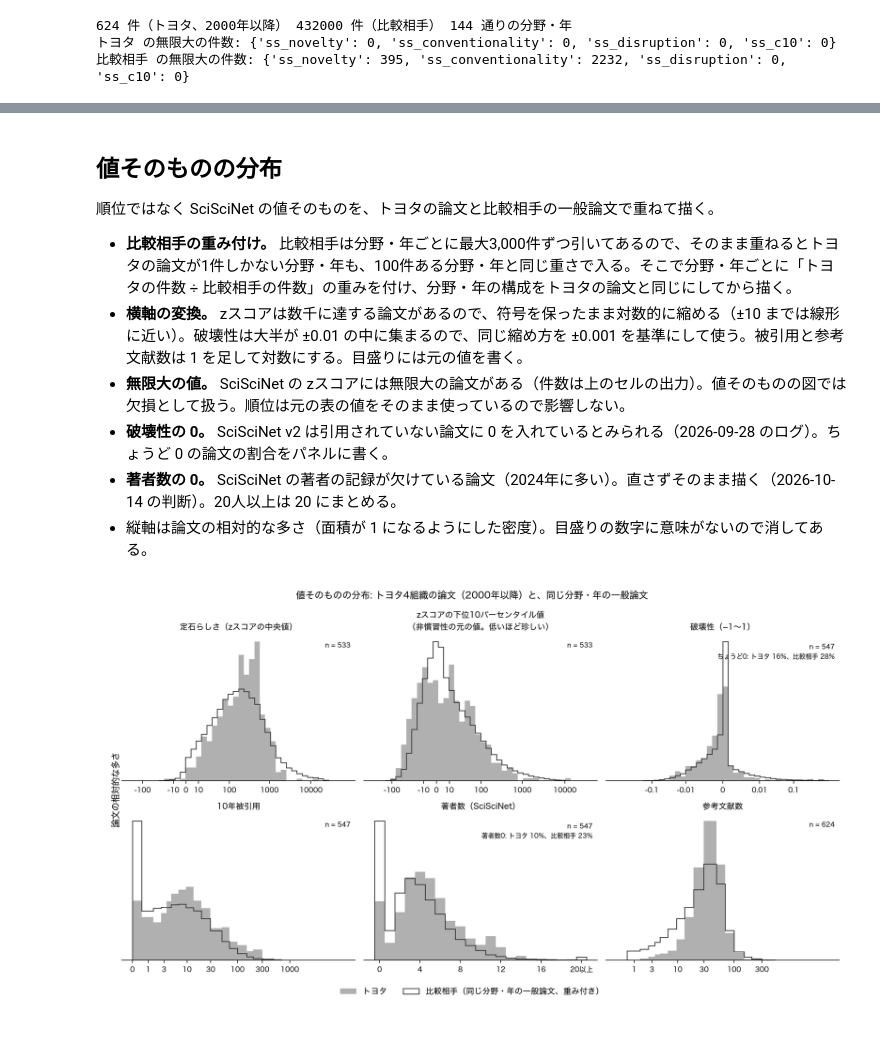
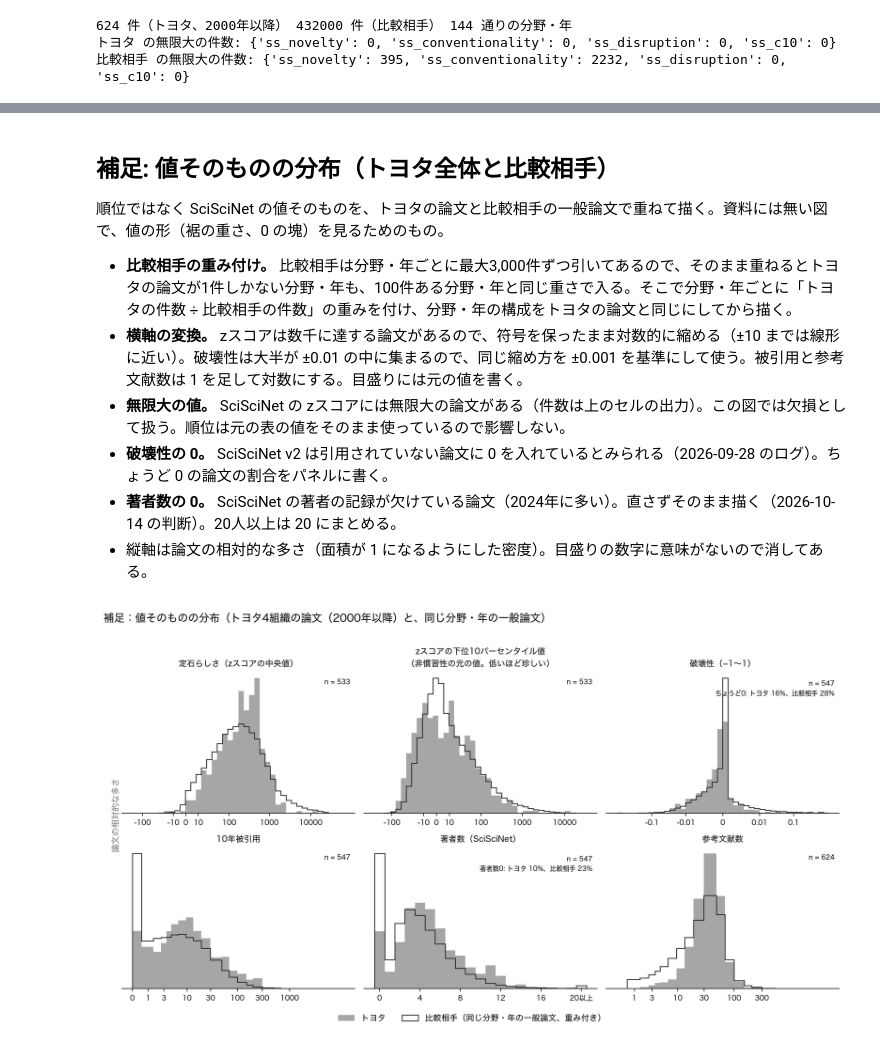
Before and after one commit to ryosuke0828/sci-sci-toyota, a Jupyter notebook: notebooks/analysis/novelty_distribution_plots.ipynb, the cells around one changed output, grey strips where cells are left out. Cells and saved outputs as stored; diff of their text form; code cells hidden in the pictures.

```diff
--- a/notebooks/analysis/novelty_distribution_plots.ipynb
+++ b/notebooks/analysis/novelty_distribution_plots.ipynb
@@ -35,23 +38,27 @@ FIG.mkdir(parents=True, exist_ok=True)
 
 YEAR_FROM = 2000  # 資料と同じ前提
 
-# データ内の組織名 → 図に書く名前（正式名称）
+# データ内の組織名 → 図に書く名前（正式名称）。順序は資料8ページの表と同じ
 ORGS = {"豊田中央研究所": "豊田中央研究所",
         "トヨタ自動車未来創成センター": "未来創生センター",
         "AISIN IMRA(日本・aisin.com)": "AISIN IMRA（日本）",
         "AISIN IMRA(米国・imra.com)": "AISIN IMRA（米国）"}
 
-# 指標: (列の接頭辞, 図に書く名前, 順位の向きを反転するか)
+# 指標: 列の接頭辞 → (図に書く名前, 向きの説明, 順位を反転するか)。順序は資料の表と同じ
 # 非慣習性は SciSciNet の値が低いほど珍しい組み合わせを含むので、順位は 100 から引いて
 # 「高いほど珍しい」に向きを揃える（資料と同じ扱い）
-METRICS = [("ss_novelty", "非慣習性", True), ("ss_conventionality", "定石らしさ", False),
-           ("ss_disruption", "破壊性", False), ("ss_c10", "10年被引用", False)]
-DIRECTION = {"ss_novelty": "（高いほど珍しい組み合わせ）", "ss_conventionality": "（高いほど定石の組み合わせ）",
-             "ss_disruption": "（高いほど流れを断ち切る）", "ss_c10": "（高いほど多く引用）"}
+METRICS = {"ss_novelty": ("非慣習性", "高いほど珍しい組み合わせ", True),
+           "ss_conventionality": ("定石らしさ", "高いほど定石の組み合わせ", False),
+           "ss_disruption": ("破壊性", "高いほど流れを断ち切る", False),
+           "ss_c10": ("10年被引用", "高いほど多く引用", False)}
+
+# 揃えた条件: paper_percentiles.csv の列の接尾辞 → 図に書く名前。順序は資料7ページ・11ページの表と同じ
+STAGES = {"": "分野・年のみ", "_ref": "分野・年＋参考文献数", "_team": "分野・年＋チーム規模", "_ref_team": "分野・年＋両方"}
 
 a = pd.read_csv(DD / "paper_analysis.csv")      # 論文1件1行。SciSciNet の値と説明変数
 p = pd.read_csv(DD / "paper_percentiles.csv")   # 一般論文の中での順位（0〜100）。n_refs は参考文献数
 smp = pd.read_csv(DD / "baseline_sample.csv")   # 比較相手の一般論文（分野・年ごとに無作為に最大3,000件）
+N = json.loads((ROOT / "docs" / "slides" / "numbers_progress_2026-09.json").read_text())  # 資料の表の数字
 
 # 資料の数字を出したスクリプトと同じ手順で表を作る
 d = p.merge(a[["paper_uid", "source_org", "ss_team_size",
@@ -68,8 +75,8 @@ for name, df in [("トヨタ", d), ("比較相手", base)]:
     print(name, "の無限大の件数:", n_inf)
     df[SS_COLS] = df[SS_COLS].replace([np.inf, -np.inf], np.nan)
 
-plt.rcParams.update({"font.family": "Hiragino Sans", "font.size": 10, "axes.titlesize": 11})
-GRAY, INK = "#b0b0b0", "#333333"
+plt.rcParams.update({"font.family": "Hiragino Sans", "font.size": 10})
+GRAY, INK, DIM = "#a6a6a6", "#222222", "#777777"
 # %% [output]
 624 件（トヨタ、2000年以降） 432000 件（比較相手） 144 通りの分野・年
 トヨタ の無限大の件数: {'ss_novelty': 0, 'ss_conventionality': 0, 'ss_disruption': 0, 'ss_c10': 0}
@@ -158,11 +254,11 @@ summary
 # %% [markdown]
-## 値そのものの分布
+## 補足: 値そのものの分布（トヨタ全体と比較相手）
 
-順位ではなく SciSciNet の値そのものを、トヨタの論文と比較相手の一般論文で重ねて描く。
+順位ではなく SciSciNet の値そのものを、トヨタの論文と比較相手の一般論文で重ねて描く。資料には無い図で、値の形（裾の重さ、0 の塊）を見るためのもの。
 
 - **比較相手の重み付け。** 比較相手は分野・年ごとに最大3,000件ずつ引いてあるので、そのまま重ねるとトヨタの論文が1件しかない分野・年も、100件ある分野・年と同じ重さで入る。そこで分野・年ごとに「トヨタの件数 ÷ 比較相手の件数」の重みを付け、分野・年の構成をトヨタの論文と同じにしてから描く。
 - **横軸の変換。** zスコアは数千に達する論文があるので、符号を保ったまま対数的に縮める（±10 までは線形に近い）。破壊性は大半が ±0.01 の中に集まるので、同じ縮め方を ±0.001 を基準にして使う。被引用と参考文献数は 1 を足して対数にする。目盛りには元の値を書く。
-- **無限大の値。** SciSciNet の zスコアには無限大の論文がある（件数は上のセルの出力）。値そのものの図では欠損として扱う。順位は元の表の値をそのまま使っているので影響しない。
+- **無限大の値。** SciSciNet の zスコアには無限大の論文がある（件数は上のセルの出力）。この図では欠損として扱う。順位は元の表の値をそのまま使っているので影響しない。
 - **破壊性の 0。** SciSciNet v2 は引用されていない論文に 0 を入れているとみられる（2026-09-28 のログ）。ちょうど 0 の論文の割合をパネルに書く。
 - **著者数の 0。** SciSciNet の著者の記録が欠けている論文（2024年に多い）。直さずそのまま描く（2026-10-14 の判断）。20人以上は 20 にまとめる。
 - 縦軸は論文の相対的な多さ（面積が 1 になるようにした密度）。目盛りの数字に意味がないので消してある。
@@ -210,45 +306,41 @@ def value_panel(ax, g: pd.DataFrame, col: str, label: str, tr, ticks, nbins: int
         edges = np.arange(-0.5, 21.5, 1)  # 著者数は1人刻み
     elif col in ("ss_c10", "n_refs"):
         # 件数は整数なので、小さい値は1件刻み、大きい値はおおむね対数で等間隔の区間にする（区間の境目は整数の間）
         cuts = np.array([1, 2, 3, 4, 5, 7, 10, 14, 20, 30, 50, 70, 100, 150, 200, 300, 500, 700, 1000, 1500, 2000, 3000])
         raw_max = max(raw_t.max(), bv.max())
         raw_edges = np.concatenate([[0], cuts[cuts - 0.5 < raw_max] - 0.5, [raw_max + 0.5]])  # 0 の区間は 0〜0.5
         edges = tr(raw_edges)
     else:
         lo, hi = min(tv.min(), bt.min()), max(tv.max(), bt.max())
         edges = np.linspace(lo, hi, nbins + 1)
     ax.hist(tv, bins=edges, density=True, color=GRAY, label="トヨタ")
     # 比較相手は重み付きで、面積が 1 になるように描く
     ax.hist(bt, bins=edges, weights=w, density=True, histtype="step", color=INK, lw=1.0,
             label="比較相手（同じ分野・年の一般論文、重み付き）")
     ax.set_xticks(tr(np.array(ticks, dtype=float)))
     ax.set_xticklabels([("20以上" if col == "ss_team_size" and t == 20 else f"{t:g}") for t in ticks], fontsize=8.5)
     ax.set_yticks([])
     ax.set_title(label, fontsize=10)
     for s in ("top", "right", "left"):
         ax.spines[s].set_visible(False)
     note = f"n = {len(tv)}"
-    if col == "ss_disruption":
-        z_t = float((g[col].dropna() == 0).mean() * 100)
+    if col in ("ss_disruption", "ss_team_size"):
+        z_t = float((raw_t == 0).mean() * 100)
         z_b = float(np.average(bv == 0, weights=w) * 100)
-        note += f"\nちょうど0: トヨタ {z_t:.0f}%、比較相手 {z_b:.0f}%"
-    if col == "ss_team_size":
-        z_t = float((g[col].dropna() == 0).mean() * 100)
-        z_b = float(np.average(bv == 0, weights=w) * 100)
-        note += f"\n著者数0: トヨタ {z_t:.0f}%、比較相手 {z_b:.0f}%"
+        note += f"\n{'ちょうど0' if col == 'ss_disruption' else '著者数0'}: トヨタ {z_t:.0f}%、比較相手 {z_b:.0f}%"
     ax.text(0.98, 0.95, note, transform=ax.transAxes, ha="right", va="top", fontsize=8)
 
 
-fig, axes = plt.subplots(2, 3, figsize=(13, 7.2), dpi=200)
+fig, axes = plt.subplots(2, 3, figsize=(12.8, 7.2), dpi=200)
 for ax, (col, label, tr, ticks) in zip(axes.flat, VALUES):
     value_panel(ax, d, col, label, tr, ticks)
 handles, labels = axes[0, 0].get_legend_handles_labels()
-fig.legend(handles, labels, loc="lower center", ncol=2, frameon=False, bbox_to_anchor=(0.5, -0.01))
-fig.supylabel("論文の相対的な多さ", fontsize=10.5)
-fig.suptitle("値そのものの分布: トヨタ4組織の論文（2000年以降）と、同じ分野・年の一般論文", fontsize=11.5)
-fig.tight_layout(rect=(0, 0.04, 1, 1))
-fig.savefig(FIG / "fig_value_hist_all.png", facecolor="white")
+fig.legend(handles, labels, loc="lower center", ncol=2, frameon=False, bbox_to_anchor=(0.5, -0.005))
+fig.supylabel("論文の相対的な多さ", fontsize=10, color=DIM)
+fig.suptitle("補足：値そのものの分布（トヨタ4組織の論文（2000年以降）と、同じ分野・年の一般論文）", fontsize=13, x=0.01, ha="left")
+fig.tight_layout(rect=(0, 0.04, 1, 0.97))
+fig.savefig(FIG / "fig_supp_values.png", facecolor="white")
 plt.close(fig)
-display(Image(str(FIG / "fig_value_hist_all.png"), width=1000))
+display(Image(str(FIG / "fig_supp_values.png"), width=1000))
 # %% [output]
-[figure, old version]
+[figure, new version]
```
Also changed, not shown: parts of 9 cells of this notebook.
